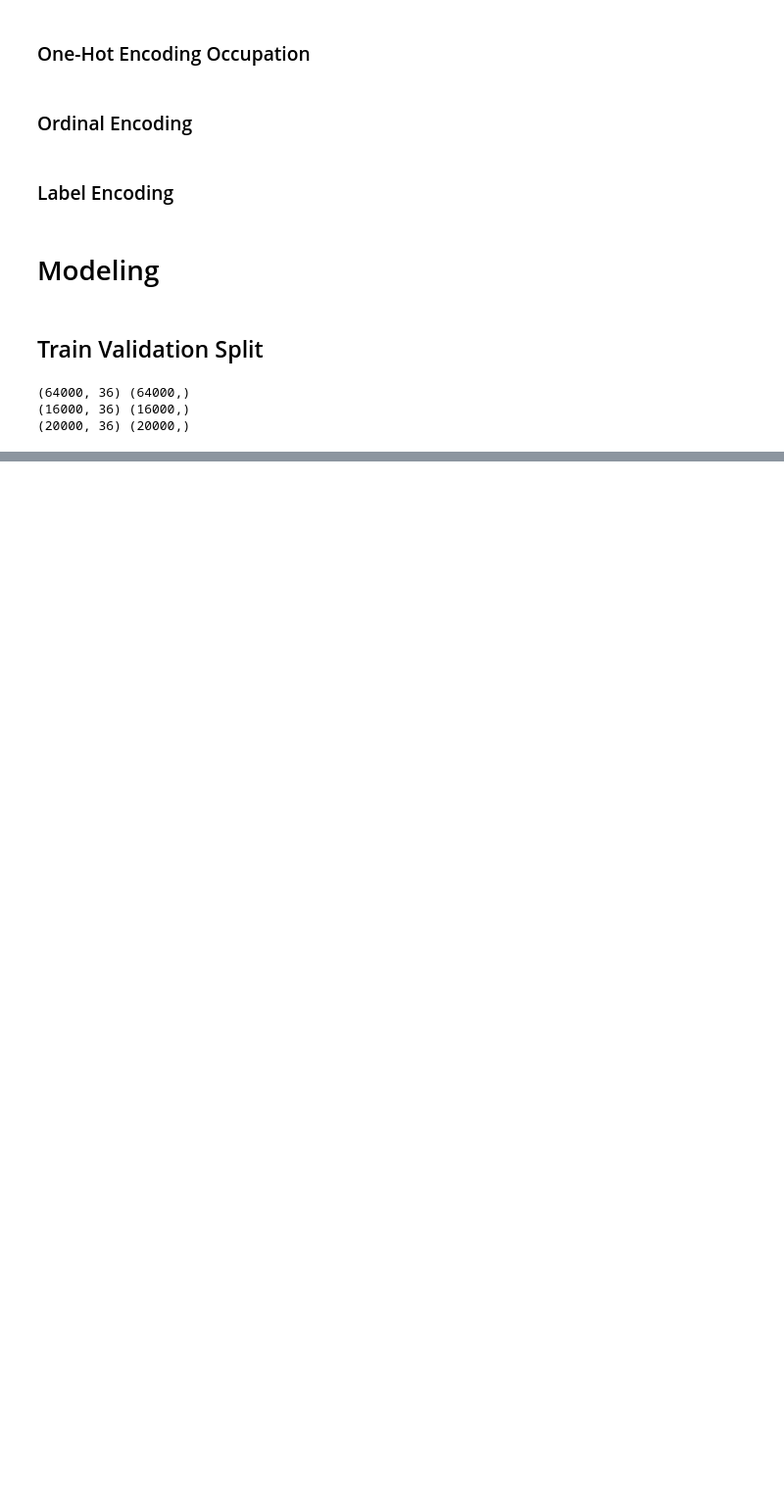
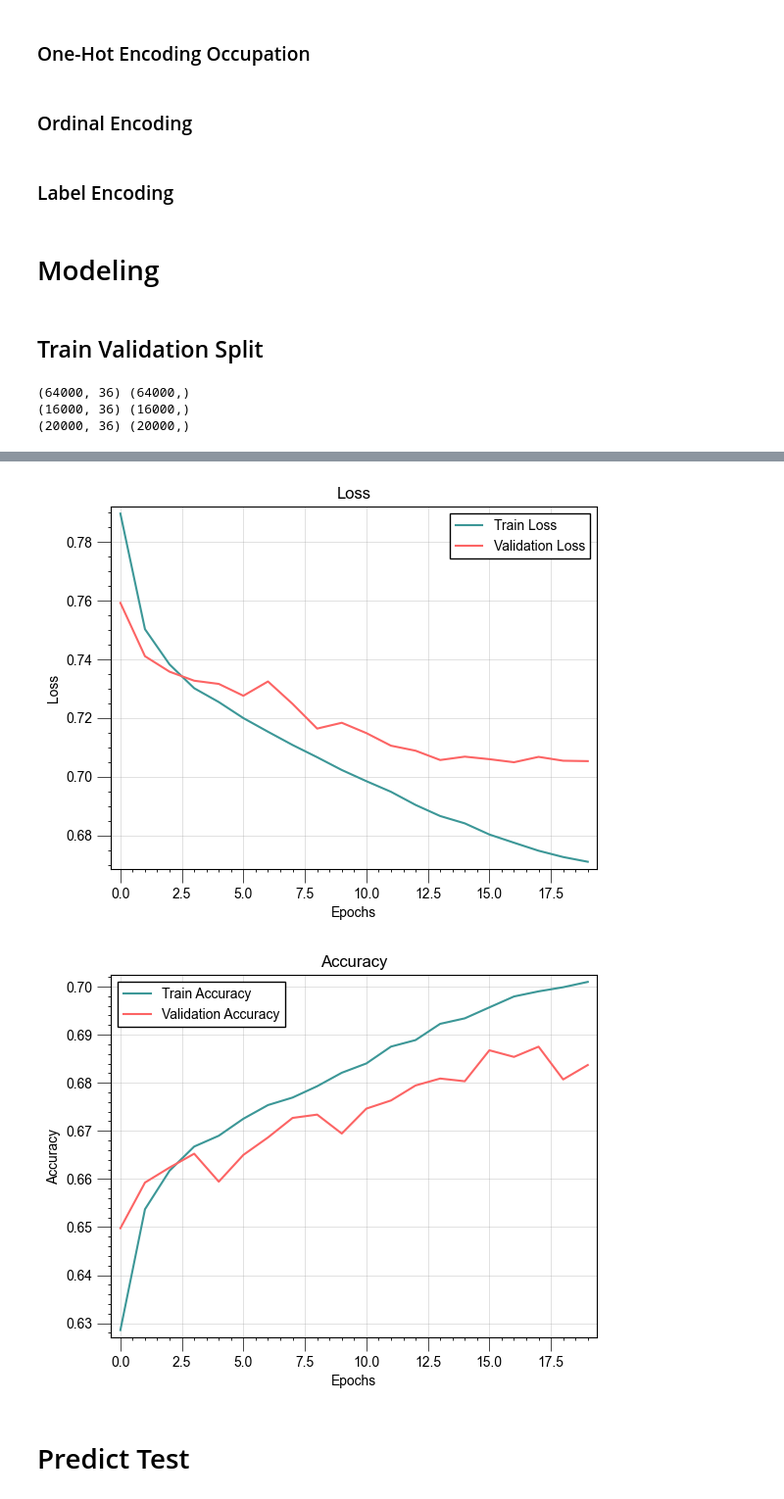
Before and after one commit to kopiademsigma/dl-classification, a Jupyter notebook: preprocess.ipynb, the cells around one changed output, grey strips where cells are left out. Shown at 98% size. Cells and saved outputs as stored; diff of their text form; code cells hidden in the pictures; blank space fills up the shorter version.

Commit message:
initial model

```diff
--- a/preprocess.ipynb
+++ b/preprocess.ipynb
@@ -613,3 +622,16 @@ print(X_test.shape, y_test.shape)
 (64000, 36) (64000,)
 (16000, 36) (16000,)
 (20000, 36) (20000,)
+# %%
+model = Sequential([
+    Dense(64, input_dim=36, activation='relu'),  # Input layer + 1st hidden layer
+    Dense(32, activation='relu'),                # 2nd hidden layer
+    Dense(3, activation='softmax')               # Output layer for 3 classes
+])
+
+model.compile(optimizer=Adam(learning_rate=0.001),
+              loss='sparse_categorical_crossentropy',
+              metrics=['accuracy'])
+# %%
+history = model.fit(X_train, y_train, epochs=20, batch_size=32,
+                    validation_data=(X_val, y_val))
@@ -615,0 +656,21 @@ print(X_test.shape, y_test.shape)
+# %%
+plt.plot(history.history['loss'], label='Train Loss')
+plt.plot(history.history['val_loss'], label='Validation Loss')
+plt.title('Loss')
+plt.xlabel('Epochs')
+plt.ylabel('Loss')
+plt.legend()
+plt.show()
+
+plt.plot(history.history['accuracy'], label='Train Accuracy')
+plt.plot(history.history['val_accuracy'], label='Validation Accuracy')
+plt.title('Accuracy')
+plt.xlabel('Epochs')
+plt.ylabel('Accuracy')
+plt.legend()
+plt.show()
+# %% [output]
+[figure, added]
+[figure, added]
+# %% [markdown]
+# Predict Test
```
Also changed, not shown: parts of 4 cells of this notebook.
